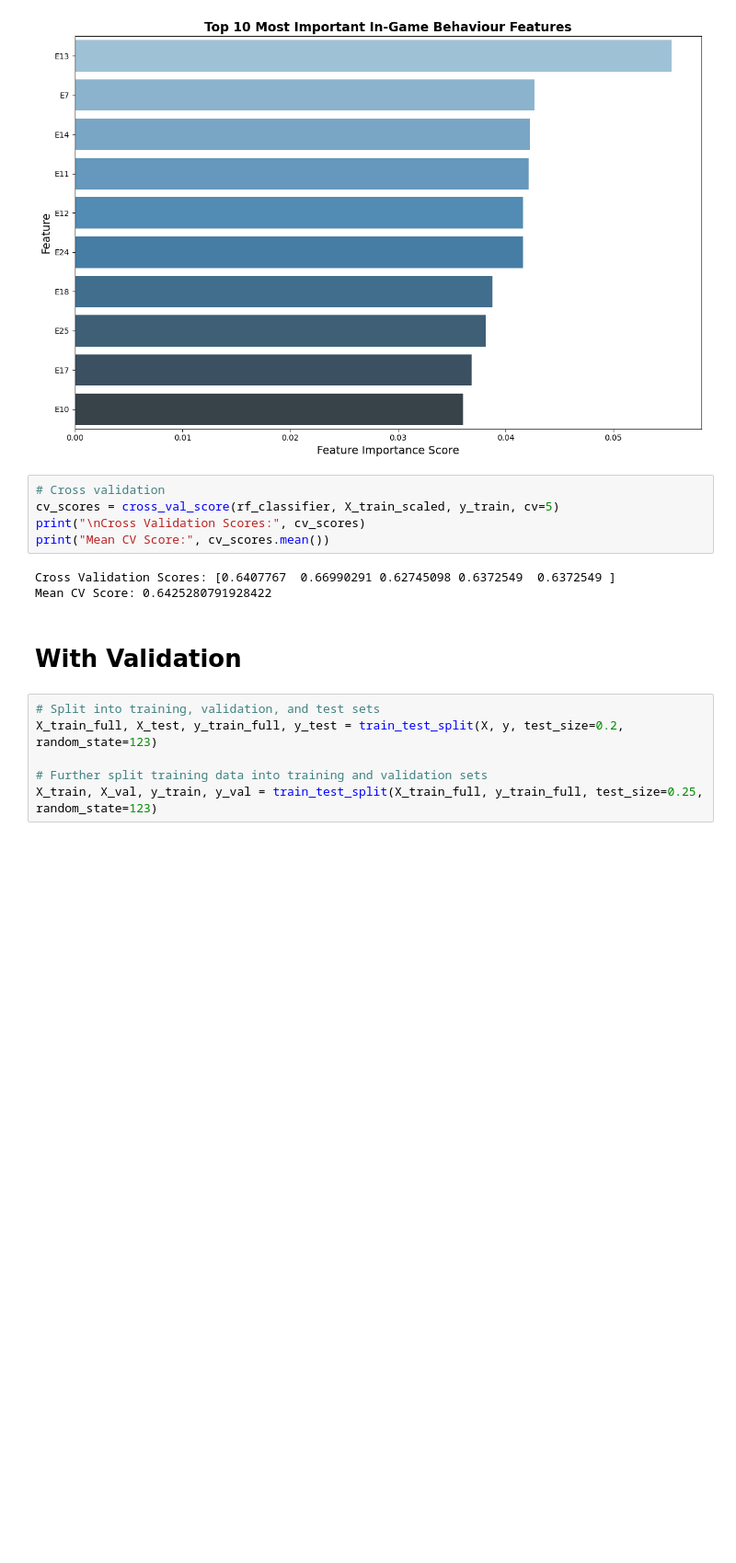
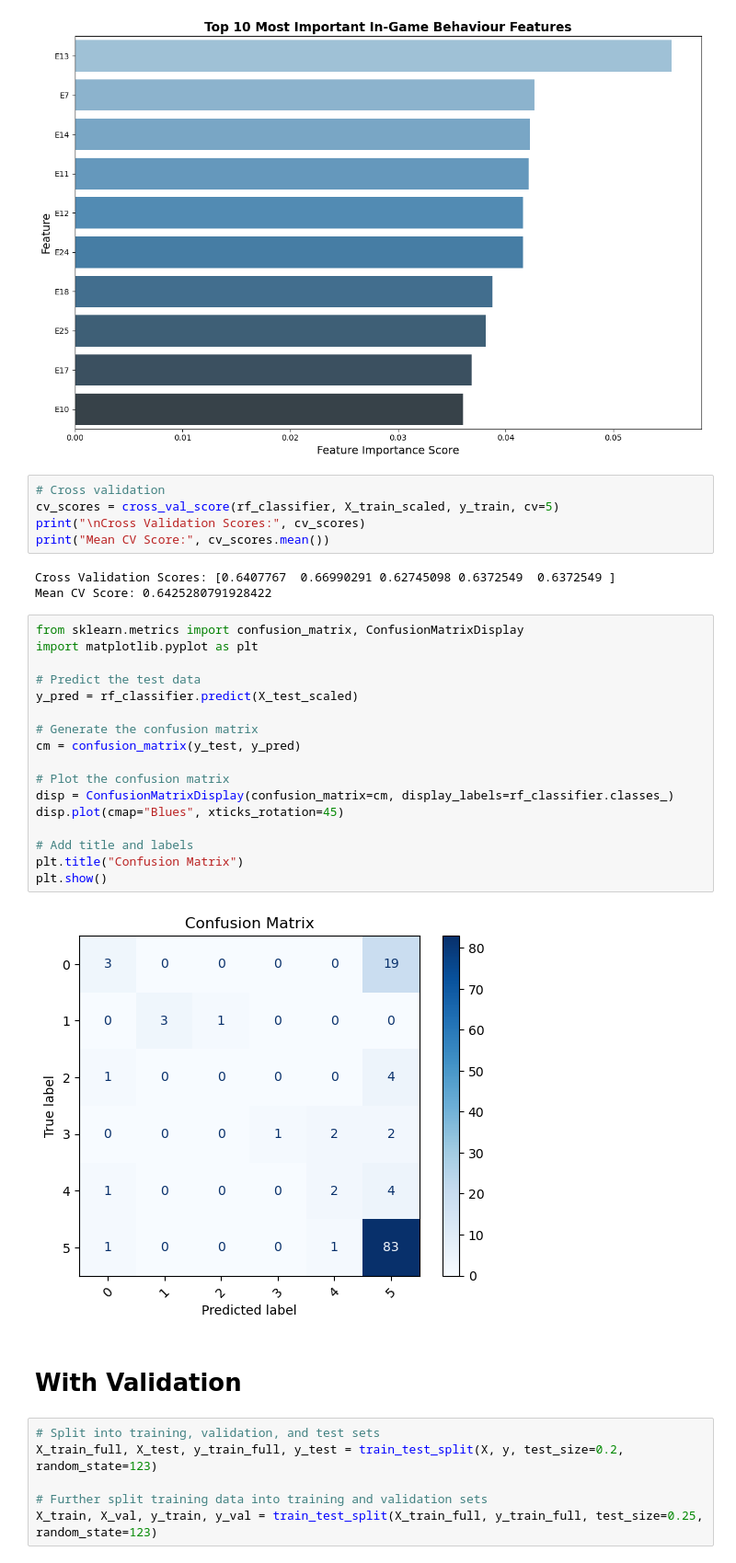
Before and after one commit to BhargavKumarNath/Understanding-The-Impact-of-Social-Isolation-and-Loneliness-in-a-Game-Environment-, a Jupyter notebook: main.ipynb, the cells around one changed output. Shown at 92% size. Saved outputs shown, nothing was run; the diff lists cells and outputs as text; blank space fills up the shorter version.

```diff
--- a/main.ipynb
+++ b/main.ipynb
@@ -323,6 +323,25 @@ print("Mean CV Score:", cv_scores.mean())
 # %% [output]
 Cross Validation Scores: [0.6407767  0.66990291 0.62745098 0.6372549  0.6372549 ]
 Mean CV Score: 0.6425280791928422
+# %%
+from sklearn.metrics import confusion_matrix, ConfusionMatrixDisplay
+import matplotlib.pyplot as plt
+
+# Predict the test data
+y_pred = rf_classifier.predict(X_test_scaled)
+
+# Generate the confusion matrix
+cm = confusion_matrix(y_test, y_pred)
+
+# Plot the confusion matrix
+disp = ConfusionMatrixDisplay(confusion_matrix=cm, display_labels=rf_classifier.classes_)
+disp.plot(cmap="Blues", xticks_rotation=45)
+
+# Add title and labels
+plt.title("Confusion Matrix")
+plt.show()
+# %% [output]
+[figure, added]
 # %% [markdown]
 # With Validation
 # %%
```
Also changed, not shown: parts of 4 cells of this notebook.
